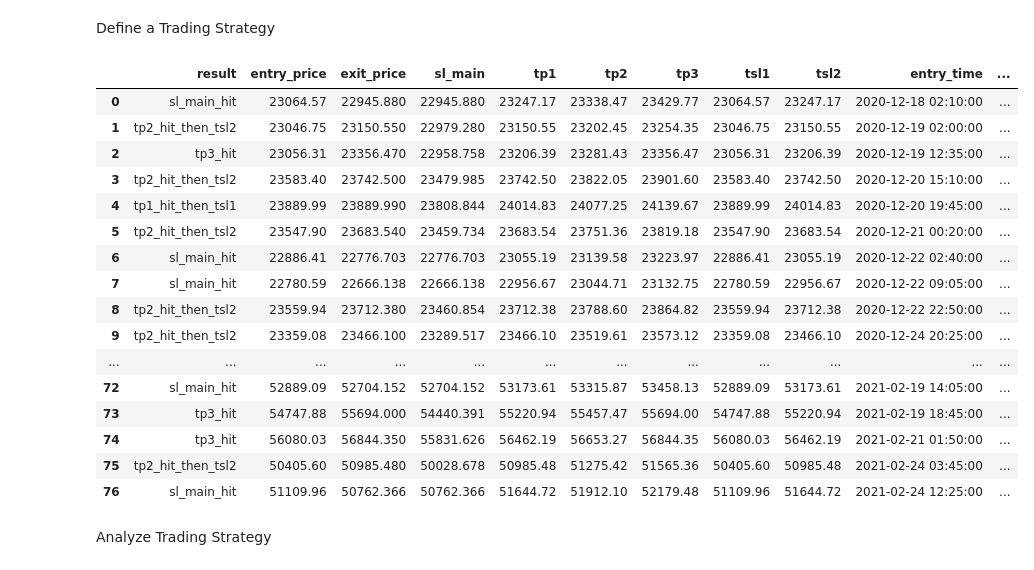
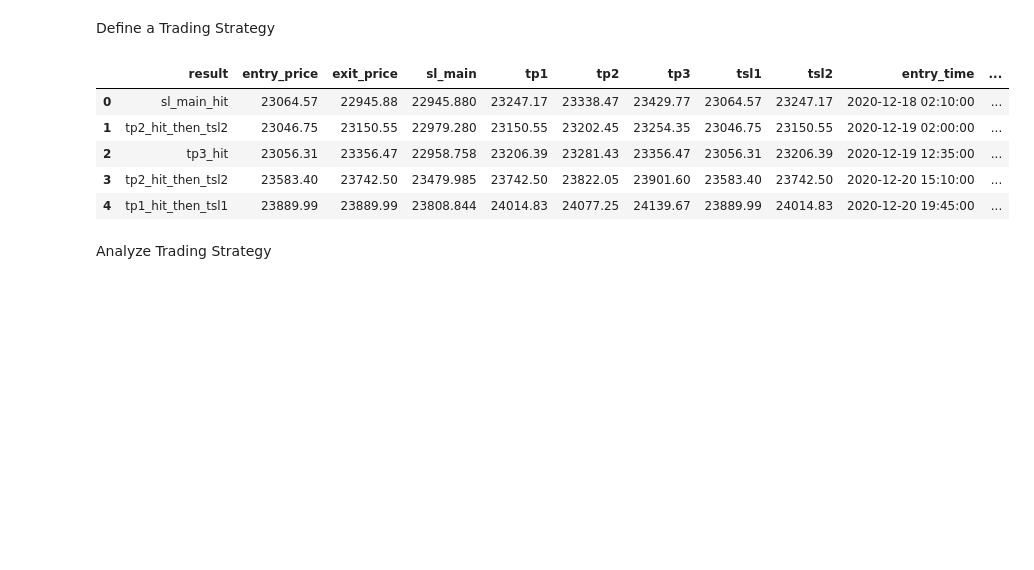
Before and after one commit to alexbabits/crypto-backtester, a Jupyter notebook: Strategy.ipynb, the cells around one changed output. Cells and saved outputs as stored; diff of their text form; code cells hidden in the pictures; blank space fills up the shorter version.

```diff
--- a/Strategy.ipynb
+++ b/Strategy.ipynb
@@ -169,12 +169,12 @@ def trading_strategy(df, resistance_lines_df):
         slice_df = df.iloc[third_point_index + 1:]
 
         result = 'None'
-        sl_main_time = None
-        tp1_time = None
-        tp2_time = None
-        tp3_time = None
-        tsl1_time = None
-        tsl2_time = None
+        sl_main_time = pd.NaT
+        tp1_time = pd.NaT
+        tp2_time = pd.NaT
+        tp3_time = pd.NaT
+        tsl1_time = pd.NaT
+        tsl2_time = pd.NaT
 
         for _, candle in slice_df.iterrows():
             atr = candle['atr']
@@ -221,50 +221,39 @@ trades_df['exit_time'] = trades_df.apply(lambda row: row[result_to_time_col[row[
 trades_df['trade_length_minutes'] = (trades_df['exit_time'] - trades_df['entry_time']).dt.total_seconds() / 60
 trades_df['trade_length_candles'] = (trades_df['trade_length_minutes'] / time_interval_in_minutes).astype(int)
 
 result_to_exit_info = {
     'sl_main_hit': [('sl_main', 1.0)],
     'tp1_hit_then_tsl1': [('tp1', 0.5), ('tsl1', 0.5)],
     'tp2_hit_then_tsl2': [('tp1', 0.5), ('tp2', 0.25), ('tsl2', 0.25)],
     'tp3_hit': [('tp1', 0.5), ('tp2', 0.25), ('tp3', 0.25)]
 }
 
 result_to_exit_price_col = {'sl_main_hit': 'sl_main', 'tp1_hit_then_tsl1': 'tsl1', 'tp2_hit_then_tsl2': 'tsl2', 'tp3_hit': 'tp3'}
 trades_df['exit_price'] = trades_df.apply(lambda row: row[result_to_exit_price_col[row['result']]], axis=1)
 
 def calculate_pl_b4_fee(row):
     pl_b4_fee = 0
     for exit_info in result_to_exit_info[row['result']]:
         exit_price_col, percentage = exit_info
         exit_price = row[exit_price_col]
         pl_b4_fee += (exit_price - row['entry_price']) * (row['pos_size'] * percentage / row['entry_price'])
     return pl_b4_fee
 
 trades_df['pl_b4_fee'] = trades_df.apply(calculate_pl_b4_fee, axis=1)
 trades_df['net_pl_with_fee'] = trades_df['pl_b4_fee'] - trades_df['fee']
 
 # Sort columns
 sorted_columns = ['result', 'entry_price', 'exit_price', 'sl_main', 'tp1', 'tp2', 'tp3', 'tsl1', 'tsl2', 'entry_time', 'exit_time', 'sl_main_time', 'tp1_time', 'tp2_time', 'tp3_time', 'tsl1_time', 'tsl2_time', 'pos_size', 'pl_b4_fee', 'fee', 'net_pl_with_fee', 'trade_length_minutes', 'trade_length_candles']
 trades_df = trades_df[sorted_columns]
 pd.set_option('display.max_rows', 100)
-trades_df.head(100)
+trades_df.head(5)
 # %% [output]
 |  | result | entry_price | exit_price | sl_main | tp1 | tp2 | tp3 | tsl1 | tsl2 | entry_time | ... |
-| 0 | sl_main_hit | 23064.57 | 22945.880 | 22945.880 | 23247.17 | 23338.47 | 23429.77 | 23064.57 | 23247.17 | 2020-12-18 02:10:00 | ... |
-| 1 | tp2_hit_then_tsl2 | 23046.75 | 23150.550 | 22979.280 | 23150.55 | 23202.45 | 23254.35 | 23046.75 | 23150.55 | 2020-12-19 02:00:00 | ... |
-| 2 | tp3_hit | 23056.31 | 23356.470 | 22958.758 | 23206.39 | 23281.43 | 23356.47 | 23056.31 | 23206.39 | 2020-12-19 12:35:00 | ... |
-| 3 | tp2_hit_then_tsl2 | 23583.40 | 23742.500 | 23479.985 | 23742.50 | 23822.05 | 23901.60 | 23583.40 | 23742.50 | 2020-12-20 15:10:00 | ... |
-| 4 | tp1_hit_then_tsl1 | 23889.99 | 23889.990 | 23808.844 | 24014.83 | 24077.25 | 24139.67 | 23889.99 | 24014.83 | 2020-12-20 19:45:00 | ... |
-| 5 | tp2_hit_then_tsl2 | 23547.90 | 23683.540 | 23459.734 | 23683.54 | 23751.36 | 23819.18 | 23547.90 | 23683.54 | 2020-12-21 00:20:00 | ... |
-| 6 | sl_main_hit | 22886.41 | 22776.703 | 22776.703 | 23055.19 | 23139.58 | 23223.97 | 22886.41 | 23055.19 | 2020-12-22 02:40:00 | ... |
-| 7 | sl_main_hit | 22780.59 | 22666.138 | 22666.138 | 22956.67 | 23044.71 | 23132.75 | 22780.59 | 22956.67 | 2020-12-22 09:05:00 | ... |
-| 8 | tp2_hit_then_tsl2 | 23559.94 | 23712.380 | 23460.854 | 23712.38 | 23788.60 | 23864.82 | 23559.94 | 23712.38 | 2020-12-22 22:50:00 | ... |
-| 9 | tp2_hit_then_tsl2 | 23359.08 | 23466.100 | 23289.517 | 23466.10 | 23519.61 | 23573.12 | 23359.08 | 23466.10 | 2020-12-24 20:25:00 | ... |
-| ... | ... | ... | ... | ... | ... | ... | ... | ... | ... | ... | ... |
-| 72 | sl_main_hit | 52889.09 | 52704.152 | 52704.152 | 53173.61 | 53315.87 | 53458.13 | 52889.09 | 53173.61 | 2021-02-19 14:05:00 | ... |
-| 73 | tp3_hit | 54747.88 | 55694.000 | 54440.391 | 55220.94 | 55457.47 | 55694.00 | 54747.88 | 55220.94 | 2021-02-19 18:45:00 | ... |
-| 74 | tp3_hit | 56080.03 | 56844.350 | 55831.626 | 56462.19 | 56653.27 | 56844.35 | 56080.03 | 56462.19 | 2021-02-21 01:50:00 | ... |
-| 75 | tp2_hit_then_tsl2 | 50405.60 | 50985.480 | 50028.678 | 50985.48 | 51275.42 | 51565.36 | 50405.60 | 50985.48 | 2021-02-24 03:45:00 | ... |
-| 76 | sl_main_hit | 51109.96 | 50762.366 | 50762.366 | 51644.72 | 51912.10 | 52179.48 | 51109.96 | 51644.72 | 2021-02-24 12:25:00 | ... |
+| 0 | sl_main_hit | 23064.57 | 22945.88 | 22945.880 | 23247.17 | 23338.47 | 23429.77 | 23064.57 | 23247.17 | 2020-12-18 02:10:00 | ... |
+| 1 | tp2_hit_then_tsl2 | 23046.75 | 23150.55 | 22979.280 | 23150.55 | 23202.45 | 23254.35 | 23046.75 | 23150.55 | 2020-12-19 02:00:00 | ... |
+| 2 | tp3_hit | 23056.31 | 23356.47 | 22958.758 | 23206.39 | 23281.43 | 23356.47 | 23056.31 | 23206.39 | 2020-12-19 12:35:00 | ... |
+| 3 | tp2_hit_then_tsl2 | 23583.40 | 23742.50 | 23479.985 | 23742.50 | 23822.05 | 23901.60 | 23583.40 | 23742.50 | 2020-12-20 15:10:00 | ... |
+| 4 | tp1_hit_then_tsl1 | 23889.99 | 23889.99 | 23808.844 | 24014.83 | 24077.25 | 24139.67 | 23889.99 | 24014.83 | 2020-12-20 19:45:00 | ... |
 # %% [markdown]
 Analyze Trading Strategy
 # %%
```
Also changed, not shown: parts of 2 cells of this notebook, 1 other file.
